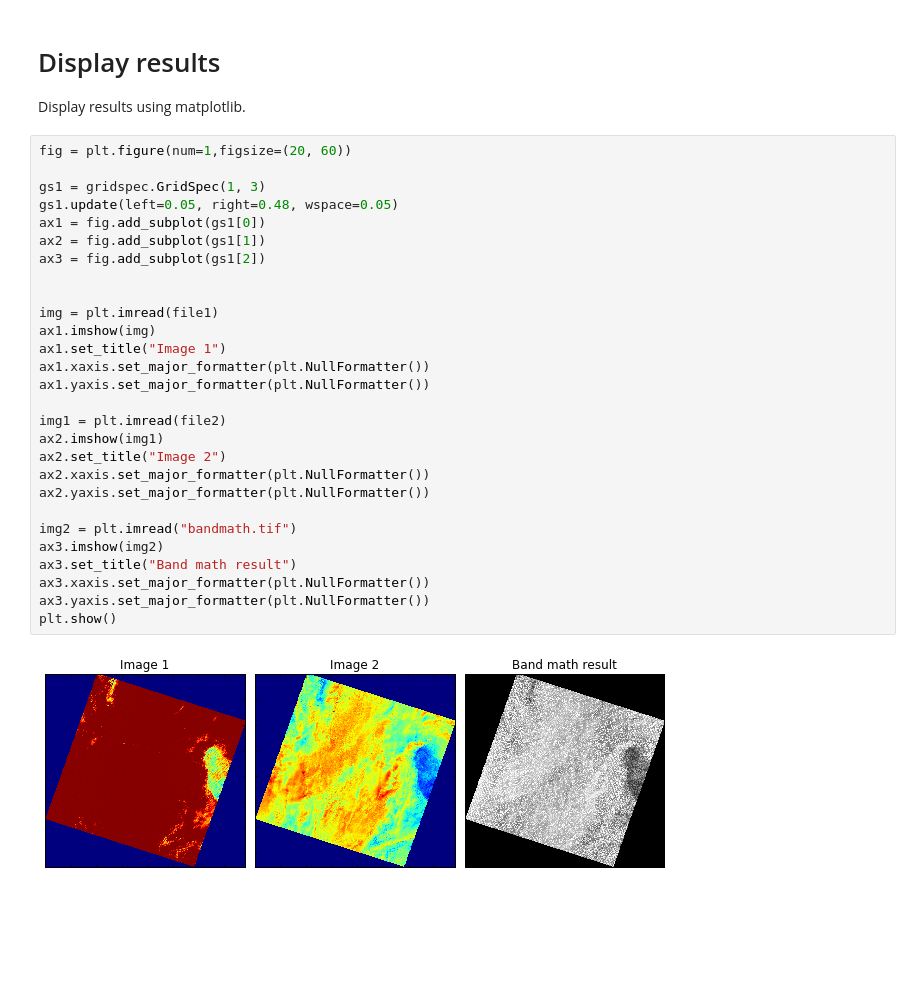
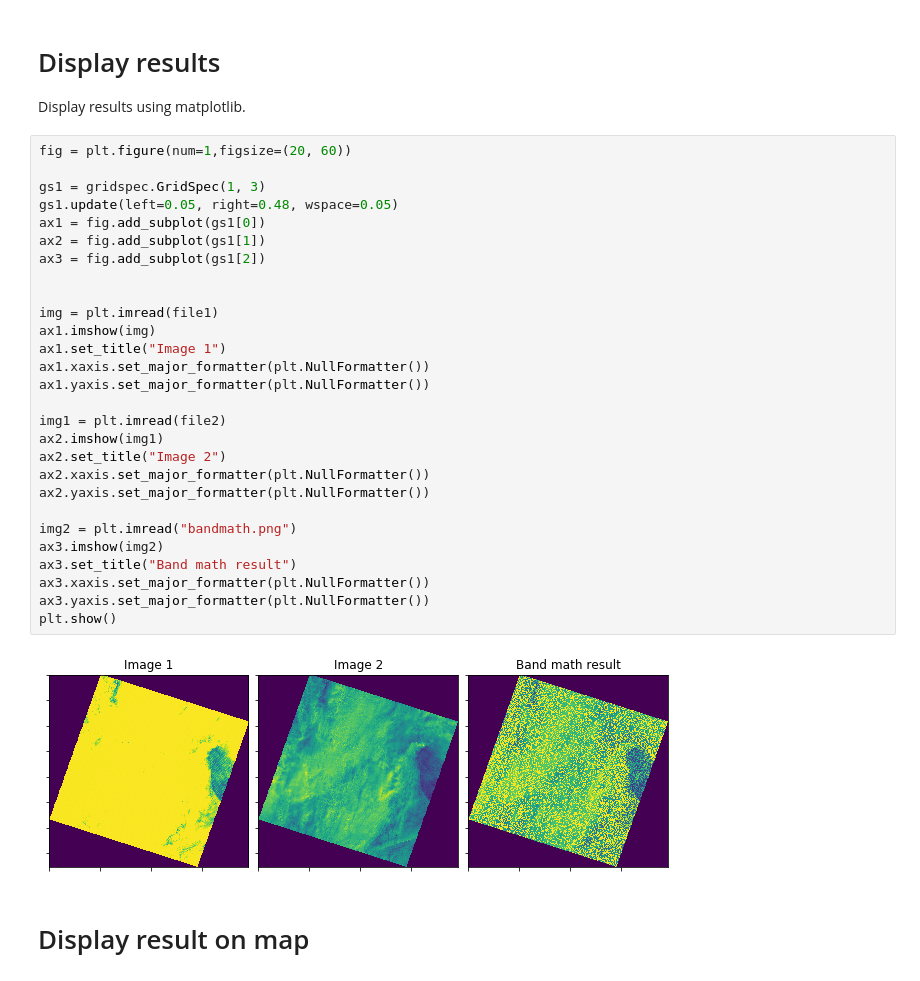
Before and after one commit to wasat/JupyTEPIDE, a Jupyter notebook: notebooks/OTB/BandMath.ipynb, the cells around one changed output. Drawn from its saved outputs; the diff is of its cells as text; blank space fills up the shorter version.

```diff
--- a/notebooks/OTB/BandMath.ipynb
+++ b/notebooks/OTB/BandMath.ipynb
@@ -28,30 +29,32 @@ Display results using matplotlib.
 # %%
 fig = plt.figure(num=1,figsize=(20, 60))
 
 gs1 = gridspec.GridSpec(1, 3)
 gs1.update(left=0.05, right=0.48, wspace=0.05)
 ax1 = fig.add_subplot(gs1[0])
 ax2 = fig.add_subplot(gs1[1])
 ax3 = fig.add_subplot(gs1[2])
 
 
 img = plt.imread(file1)
 ax1.imshow(img)
 ax1.set_title("Image 1")
 ax1.xaxis.set_major_formatter(plt.NullFormatter())
 ax1.yaxis.set_major_formatter(plt.NullFormatter())
 
 img1 = plt.imread(file2)
 ax2.imshow(img1)
 ax2.set_title("Image 2")
 ax2.xaxis.set_major_formatter(plt.NullFormatter())
 ax2.yaxis.set_major_formatter(plt.NullFormatter())
 
-img2 = plt.imread("bandmath.tif")
+img2 = plt.imread("bandmath.png")
 ax3.imshow(img2)
 ax3.set_title("Band math result")
 ax3.xaxis.set_major_formatter(plt.NullFormatter())
 ax3.yaxis.set_major_formatter(plt.NullFormatter())
 plt.show()
 # %% [output]
-[figure, old version]
+[figure, new version]
+# %% [markdown]
+# Display result on map
```
Also changed, not shown: parts of 3 cells of this notebook, 4 other files.
